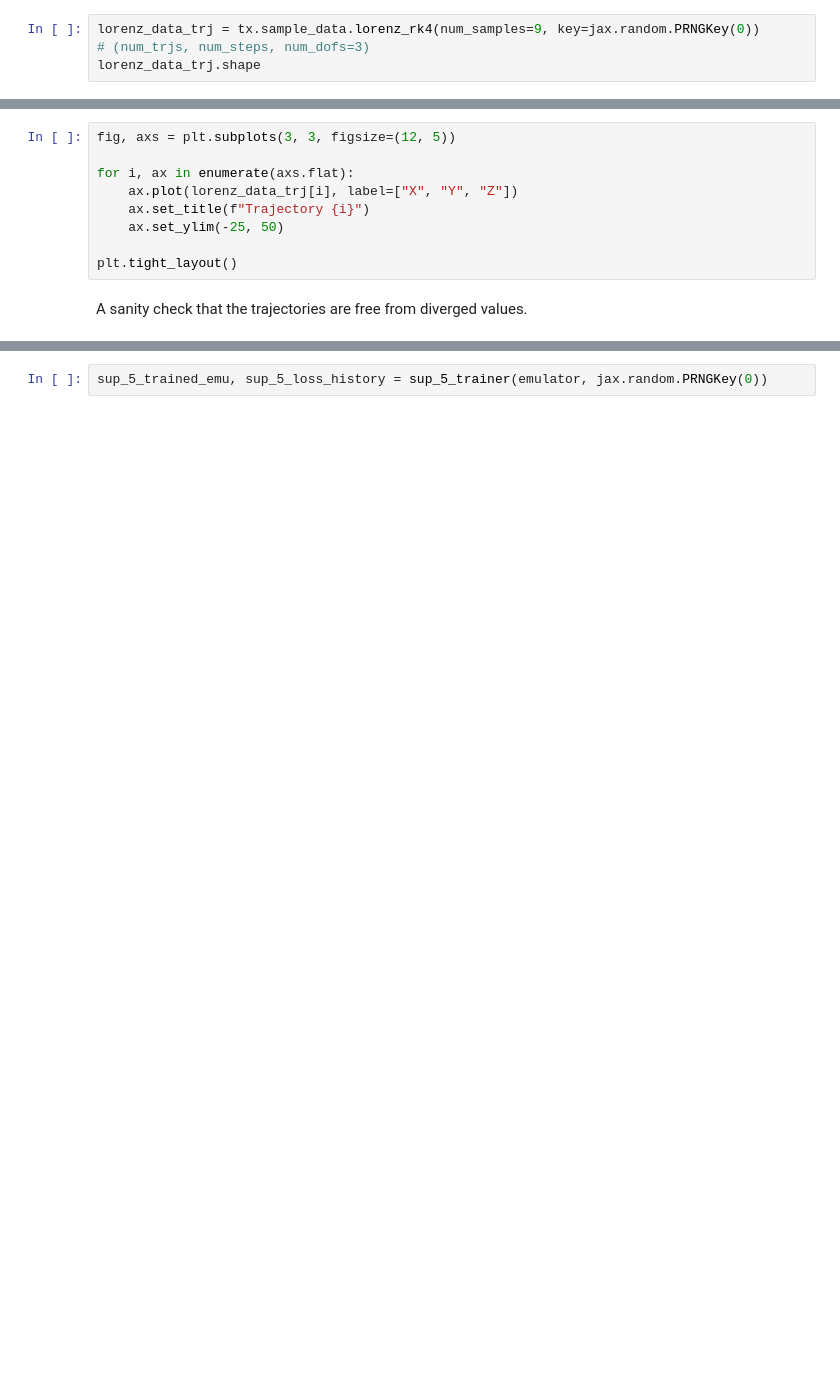
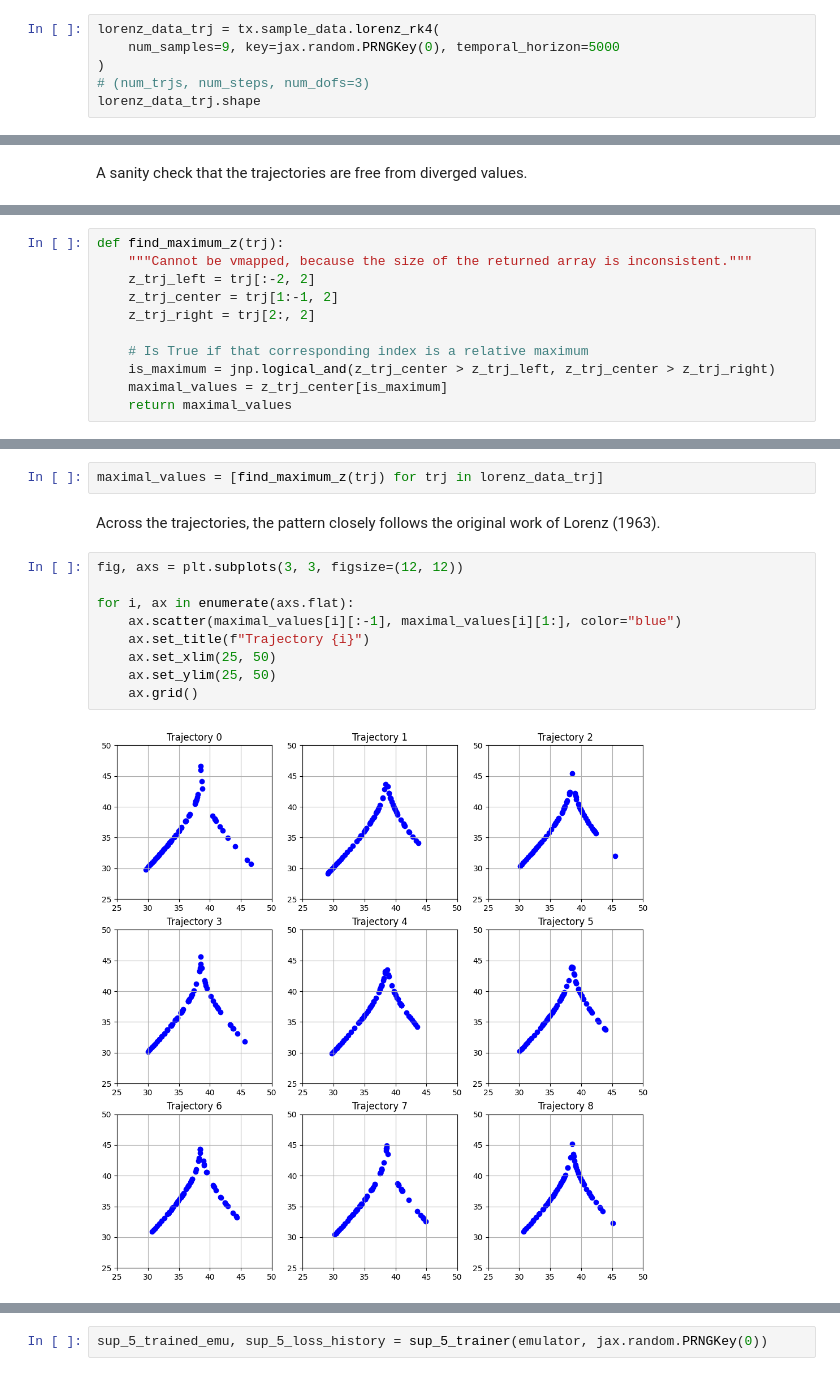
Before and after one commit to Ceyron/trainax, a Jupyter notebook: docs/examples/advanced_lorenz_emulation.ipynb, the cells around one changed output, grey strips where cells are left out. Saved outputs shown, nothing was run; the diff lists cells and outputs as text; blank space fills up the shorter version.

```diff
--- a/docs/examples/advanced_lorenz_emulation.ipynb
+++ b/docs/examples/advanced_lorenz_emulation.ipynb
@@ -13,4 +34,6 @@ import trainax as tx
 # %%
-lorenz_data_trj = tx.sample_data.lorenz_rk4(num_samples=9, key=jax.random.PRNGKey(0))
+lorenz_data_trj = tx.sample_data.lorenz_rk4(
+    num_samples=9, key=jax.random.PRNGKey(0), temporal_horizon=5000
+)
 # (num_trjs, num_steps, num_dofs=3)
 lorenz_data_trj.shape
@@ -47,12 +70,3 @@ Plotting the values of the three variables over time for all the 9 trajectories.
-# %%
-fig, axs = plt.subplots(3, 3, figsize=(12, 5))
-
-for i, ax in enumerate(axs.flat):
-    ax.plot(lorenz_data_trj[i], label=["X", "Y", "Z"])
-    ax.set_title(f"Trajectory {i}")
-    ax.set_ylim(-25, 50)
-
-plt.tight_layout()
 # %% [markdown]
 A sanity check that the trajectories are free from diverged values.
 # %%
@@ -62,0 +88,11 @@ jnp.any(jnp.isnan(lorenz_data_trj))
+# %%
+def find_maximum_z(trj):
+    """Cannot be vmapped, because the size of the returned array is inconsistent."""
+    z_trj_left = trj[:-2, 2]
+    z_trj_center = trj[1:-1, 2]
+    z_trj_right = trj[2:, 2]
+
+    # Is True if that corresponding index is a relative maximum
+    is_maximum = jnp.logical_and(z_trj_center > z_trj_left, z_trj_center > z_trj_right)
+    maximal_values = z_trj_center[is_maximum]
+    return maximal_values
@@ -62,0 +103,16 @@ jnp.any(jnp.isnan(lorenz_data_trj))
+# %%
+maximal_values = [find_maximum_z(trj) for trj in lorenz_data_trj]
+# %% [markdown]
+Across the trajectories, the pattern closely follows the original work of Lorenz
+(1963).
+# %%
+fig, axs = plt.subplots(3, 3, figsize=(12, 12))
+
+for i, ax in enumerate(axs.flat):
+    ax.scatter(maximal_values[i][:-1], maximal_values[i][1:], color="blue")
+    ax.set_title(f"Trajectory {i}")
+    ax.set_xlim(25, 50)
+    ax.set_ylim(25, 50)
+    ax.grid()
+# %% [output]
+[figure, added]
```
Also changed, not shown: parts of 84 cells of this notebook, 1 other file.
